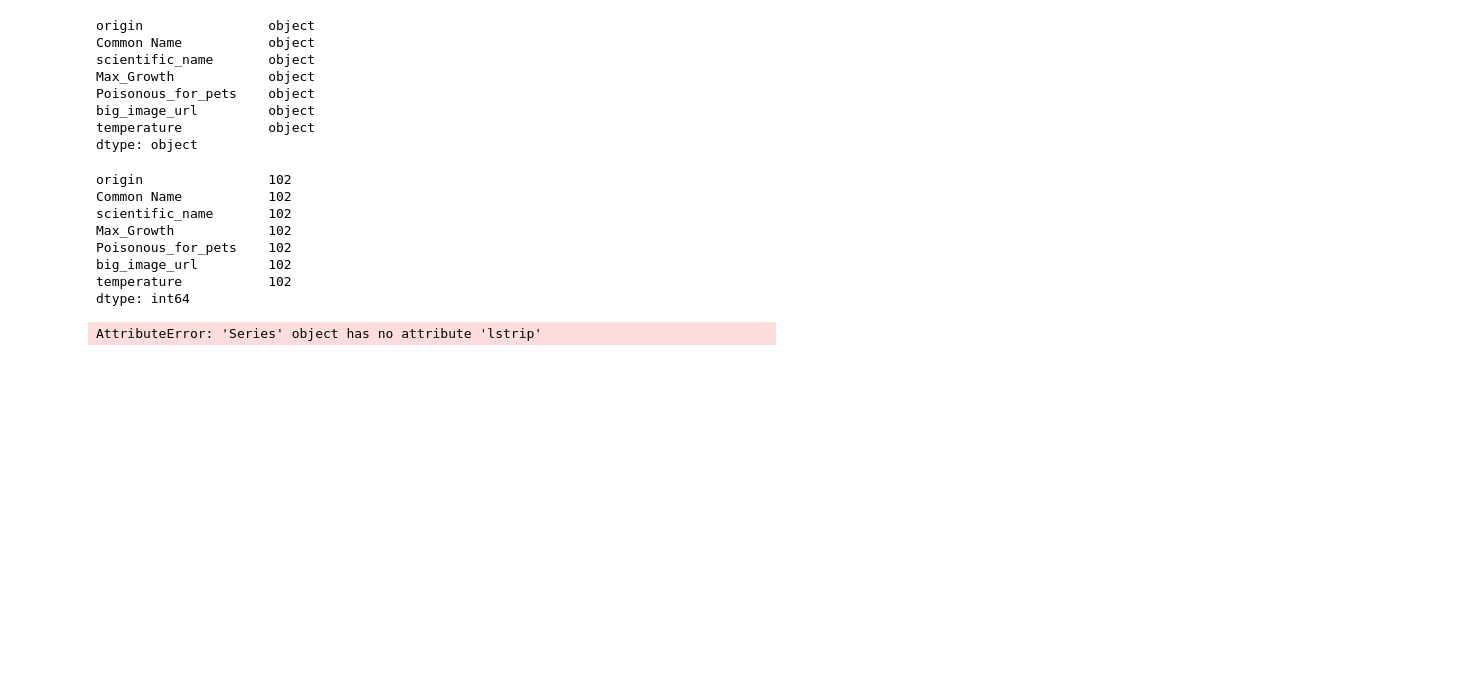
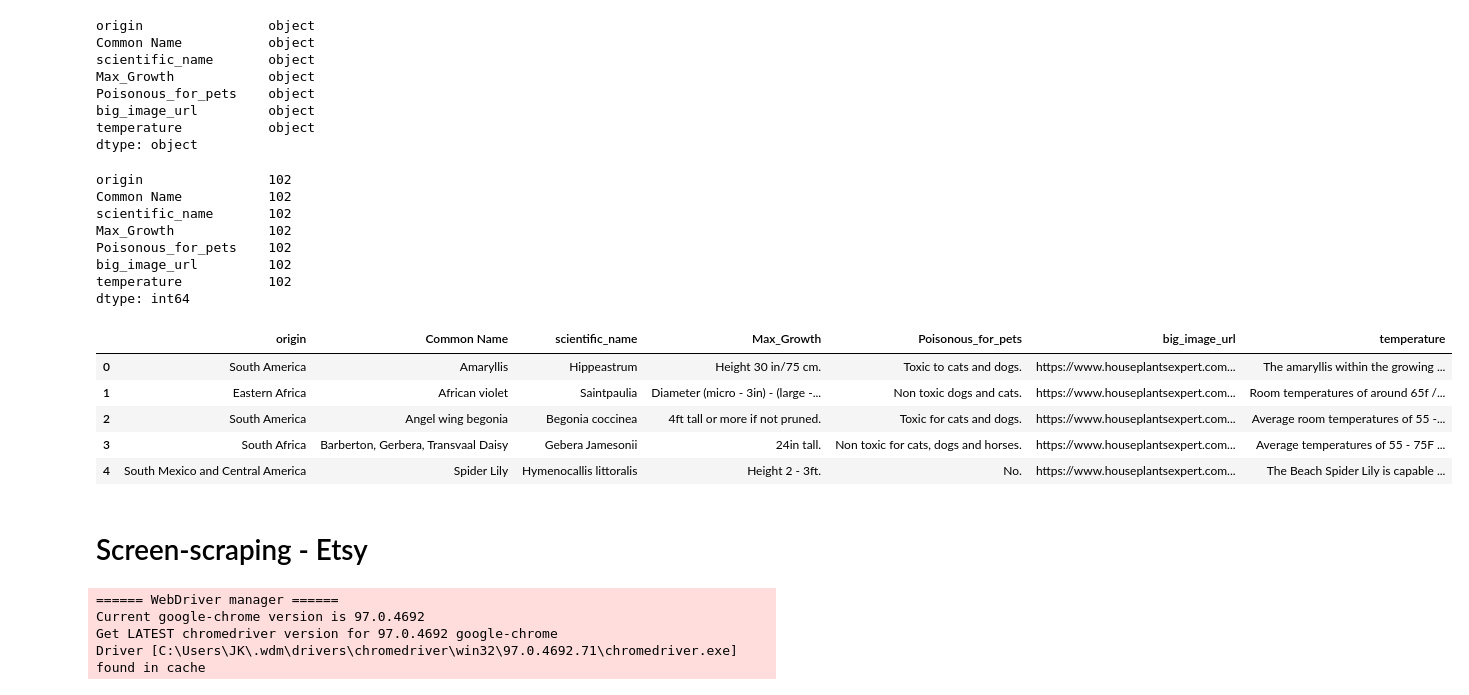
Before and after one commit to ermcgrew/bootcamp_project_three, a Jupyter notebook: House_Plant_Scrape.ipynb, the cells around one changed output. Saved outputs shown, nothing was run; the diff lists cells and outputs as text; code cells hidden in the pictures; blank space fills up the shorter version.

```diff
--- a/House_Plant_Scrape.ipynb
+++ b/House_Plant_Scrape.ipynb
@@ -70,8 +70,8 @@ for i in range(0,len(plant_url)):
 
         #  scraping data and saving it to a dictionary
         plant_dict["origin"] = plant_data[3].find_all('td')[1].text
-        plant_dict["Common Name"] = plant_data[3].find_all('td')[3].text.split('common)')[0].split('(')[0].lstrip()
-        plant_dict["scientific_name"] = plant_data[3].find_all('td')[3].text.split('common)')[1].split('(')[0].lstrip()
+        plant_dict["Common Name"] = plant_data[3].find_all('td')[3].text.split('common)')[0].split('(')[0].strip()
+        plant_dict["scientific_name"] = plant_data[3].find_all('td')[3].text.split('common)')[1].split('(')[0].strip()
         plant_dict["Max_Growth"] = plant_data[3].find_all('td')[5].text
         plant_dict["Poisonous_for_pets"] = plant_data[3].find_all('td')[7].text
         plant_dict["big_image_url"] = plant_data[3].find_all('img')[0]["src"]
@@ -85,6 +85,7 @@ for i in range(0,len(plant_url)):
         print("error scraping "+ plant_dict["Common Name"])
         browser.back()
 browser.quit()
+# plant_info
 # %% [output]
 Amaryllis
 African violet
@@ -172,9 +153,18 @@ temperature           102
 dtype: int64
 # %%
 df["origin"] = df["origin"].str.replace('.','')
+
+df["Common Name"]= df["Common Name"].str.strip()
+df["scientific_name"]= df["scientific_name"].str.strip()
+
 df["scientific_name"]= df["scientific_name"].str.replace('.','')
 df["scientific_name"]= df["scientific_name"].str.replace('--','')
 df["temperature"] = df["temperature"].str.replace('°','')
 df.head()
 # %% [output]
-AttributeError: 'Series' object has no attribute 'lstrip'
+|  | origin | Common Name | scientific_name | Max_Growth | Poisonous_for_pets | big_image_url | temperature |
+| 0 | South America | Amaryllis | Hippeastrum | Height 30 in/75 cm. | Toxic to cats and dogs. | https://www.houseplantsexpert.com... | The amaryllis within the growing ... |
+| 1 | Eastern Africa | African violet | Saintpaulia | Diameter (micro - 3in) - (large -... | Non toxic dogs and cats. | https://www.houseplantsexpert.com... | Room temperatures of around 65f /... |
+| 2 | South America | Angel wing begonia | Begonia coccinea | 4ft tall or more if not pruned. | Toxic for cats and dogs. | https://www.houseplantsexpert.com... | Average room temperatures of 55 -... |
+| 3 | South Africa | Barberton, Gerbera, Transvaal Daisy | Gebera Jamesonii | 24in tall. | Non toxic for cats, dogs and horses. | https://www.houseplantsexpert.com... | Average temperatures of 55 - 75F ... |
+| 4 | South Mexico and Central America | Spider Lily | Hymenocallis littoralis | Height 2 - 3ft. | No. | https://www.houseplantsexpert.com... | The Beach Spider Lily is capable ... |
@@ -182,0 +171,10 @@ df.to_csv("plant_list1.csv", index=True, header = True)
+# %% [markdown]
+# Screen-scraping - Etsy
+# %%
+executable_path = {'executable_path': ChromeDriverManager().install()}
+browser = Browser('chrome', **executable_path, headless=False)
+# %% [output]
+====== WebDriver manager ======
+Current google-chrome version is 97.0.4692
+Get LATEST chromedriver version for 97.0.4692 google-chrome
+Driver [C:\Users\JK\.wdm\drivers\chromedriver\win32\97.0.4692.71\chromedriver.exe] found in cache
```
Also changed, not shown: parts of 23 cells of this notebook, 2 other files.
